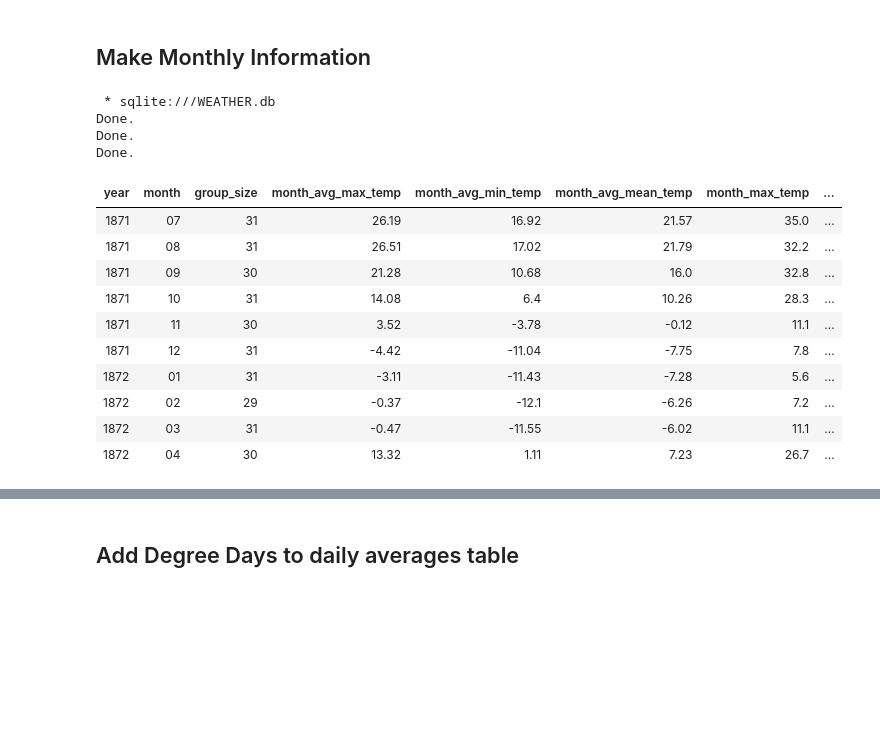
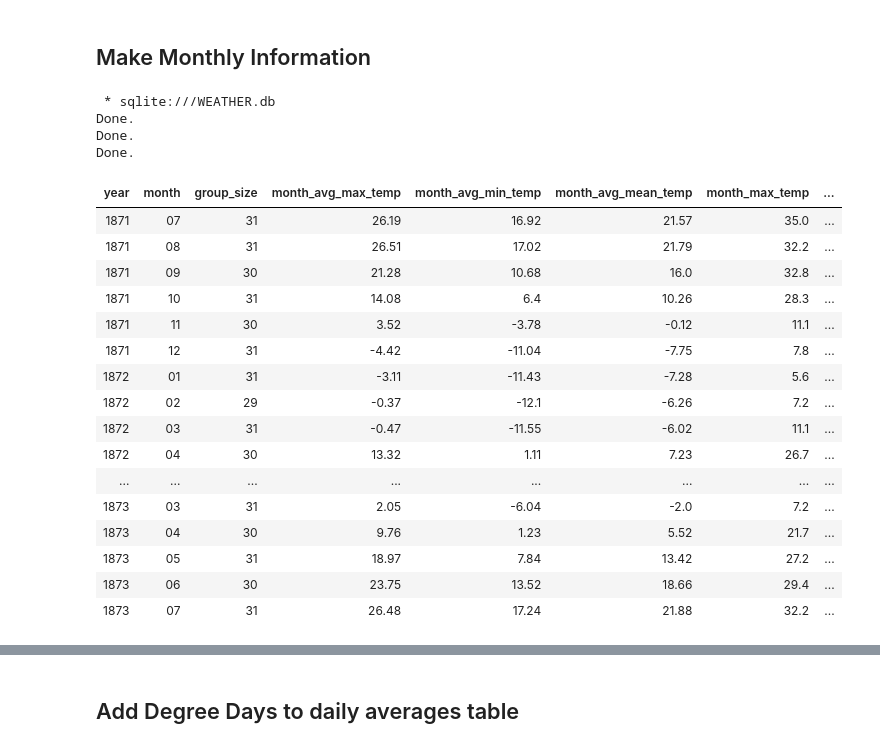
Before and after one commit to maggie-projects-23/Spruce_Budworm_Weather_Data, a Jupyter notebook: SpruceBudworm_weather.ipynb, the cells around one changed output, grey strips where cells are left out. Drawn from its saved outputs; the diff is of its cells as text; code cells hidden in the pictures; blank space fills up the shorter version.

Commit message:
Updated files
Updated SpruceBudworm_weather.ipynb file to include all BioClim variables and imported new spreadsheets reflecting the new variables

```diff
--- a/SpruceBudworm_weather.ipynb
+++ b/SpruceBudworm_weather.ipynb
@@ -102,36 +97,43 @@ Done.
 ## Make Monthly Information
 # %%
 %%sql
-DROP TABLE IF EXISTS QC_MONTHLY_WEATHER_VARS;
+DROP TABLE IF EXISTS MONTHLY_WEATHER_VARS;
 
-CREATE TABLE QC_MONTHLY_WEATHER_VARS AS
+CREATE TABLE MONTHLY_WEATHER_VARS AS
 SELECT
   strftime('%Y', date) AS year,
   strftime('%m', date) AS month,
   COUNT(*) AS group_size,
   ROUND(AVG(avg_max_temp), 2) AS month_avg_max_temp,
   ROUND(AVG(avg_min_temp), 2) AS month_avg_min_temp,
   ROUND(AVG(avg_mean_temp), 2) AS month_avg_mean_temp,
   MAX(avg_max_temp) AS month_max_temp,
   MIN(avg_min_temp) AS month_min_temp,
   ROUND(AVG(avg_max_temp - avg_min_temp), 2) AS mean_diurnal_range,
-  ROUND(AVG(avg_total_precip), 2) AS month_avg_total_precip
-FROM QC_DAY_AVERAGE_WEATHER
+  ROUND(SUM(avg_total_precip), 2) AS month_total_precip
+FROM DAY_AVERAGE_WEATHER
 GROUP BY year, month;
-SELECT * FROM QC_MONTHLY_WEATHER_VARS ORDER BY year, month LIMIT 10;
+
+SELECT * FROM MONTHLY_WEATHER_VARS ORDER BY year, month LIMIT 25;
 # %% [output]
  * sqlite:///WEATHER.db
 Done.
 Done.
 Done.
 | year | month | group_size | month_avg_max_temp | month_avg_min_temp | month_avg_mean_temp | month_max_temp | ... |
 | 1871 | 07 | 31 | 26.19 | 16.92 | 21.57 | 35.0 | ... |
 | 1871 | 08 | 31 | 26.51 | 17.02 | 21.79 | 32.2 | ... |
 | 1871 | 09 | 30 | 21.28 | 10.68 | 16.0 | 32.8 | ... |
 | 1871 | 10 | 31 | 14.08 | 6.4 | 10.26 | 28.3 | ... |
 | 1871 | 11 | 30 | 3.52 | -3.78 | -0.12 | 11.1 | ... |
 | 1871 | 12 | 31 | -4.42 | -11.04 | -7.75 | 7.8 | ... |
 | 1872 | 01 | 31 | -3.11 | -11.43 | -7.28 | 5.6 | ... |
 | 1872 | 02 | 29 | -0.37 | -12.1 | -6.26 | 7.2 | ... |
 | 1872 | 03 | 31 | -0.47 | -11.55 | -6.02 | 11.1 | ... |
 | 1872 | 04 | 30 | 13.32 | 1.11 | 7.23 | 26.7 | ... |
+| ... | ... | ... | ... | ... | ... | ... | ... |
+| 1873 | 03 | 31 | 2.05 | -6.04 | -2.0 | 7.2 | ... |
+| 1873 | 04 | 30 | 9.76 | 1.23 | 5.52 | 21.7 | ... |
+| 1873 | 05 | 31 | 18.97 | 7.84 | 13.42 | 27.2 | ... |
+| 1873 | 06 | 30 | 23.75 | 13.52 | 18.66 | 29.4 | ... |
+| 1873 | 07 | 31 | 26.48 | 17.24 | 21.88 | 32.2 | ... |
```
Also changed, not shown: parts of 13 cells of this notebook, 2 other files.
